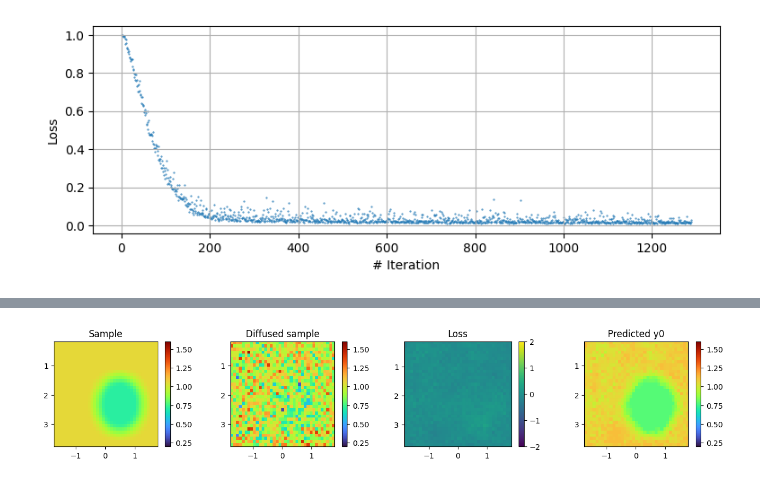
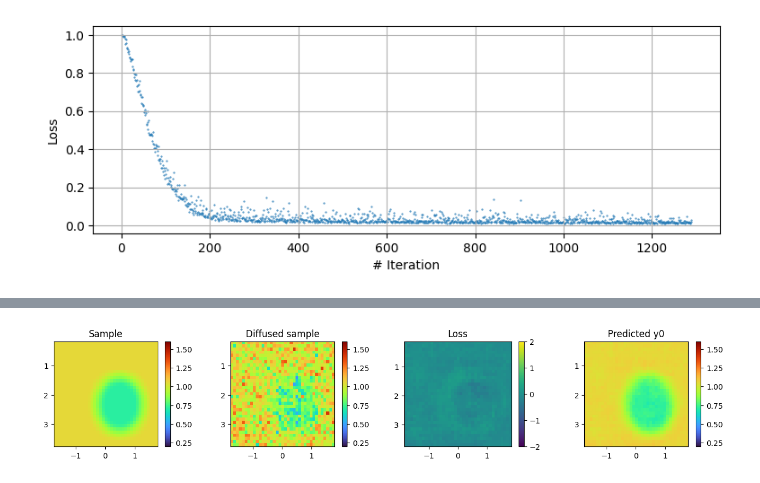
Before and after one commit to SebastianMerino/DL-Attenuation, a Jupyter notebook: sampling_simple_v2.ipynb, the cells around one changed output, grey strips where cells are left out. Cells and saved outputs as stored; diff of their text form; code cells hidden in the pictures.

```diff
--- a/sampling_simple_v2.ipynb
+++ b/sampling_simple_v2.ipynb
@@ -445,5 +365,5 @@ plt.show()
 # %%
-timestep = 799
+timestep = 500
 noise = torch.randn_like(y_sample)
 t = torch.reshape(torch.Tensor([timestep]).int(), (x_sample.shape[0],)).to(device)
 y_pert = diffusion2.q_sample(y_sample, t, noise)
@@ -457,38 +377,38 @@ x_pad = torch.cat((x_pad, torch.zeros((b, c, m + pad_m, pad_n),device=device)),
 y_pad = torch.cat((y_pert, torch.zeros((b, 1, pad_m, n), device=device)), dim=2)
 y_pad = torch.cat((y_pad, torch.zeros((b, 1, m + pad_m, pad_n),device=device)), dim=3)
 with torch.inference_mode():
-    pred = diffusion2.p_mean_variance(model2, x_pad, y_pad, t,)
+    pred = diffusion2.p_mean_variance(model2, x_pad, y_pad, t,clip_denoised=False)
     y_0 = pred['pred_xstart'][:,:,:m,:n]
     predicted_noise = model2(x_pad, y_pad, t)
     predicted_noise = predicted_noise[0,0,:m,:n]
 
 
 plt.figure(figsize=(16, 2.5))
 plt.subplot(1, 4, 1)
 show_tensor_image(y_sample.cpu().detach())
 plt.set_cmap('turbo')
 plt.colorbar()
 plt.title('Sample')
 
 plt.subplot(1, 4, 2)
 show_tensor_image(y_pert.cpu().detach())
 plt.colorbar()
 plt.set_cmap('turbo')
 plt.title('Diffused sample')
 
 pred_error = (predicted_noise-noise).cpu().detach().squeeze()
 plt.subplot(1, 4, 3)
 plt.imshow(pred_error, extent=extent_ACS)
 plt.colorbar()
 plt.clim(-2, 2)
 plt.set_cmap('viridis')
 plt.title('Loss')
 
 plt.subplot(1, 4, 4)
 show_tensor_image(y_0.cpu().detach())
 plt.colorbar()
 plt.set_cmap('turbo')
 plt.title('Predicted y0')
 plt.show()
 # %% [output]
-[figure, old version]
+[figure, new version]
```
Also changed, not shown: parts of 7 cells of this notebook, 3 other files.
